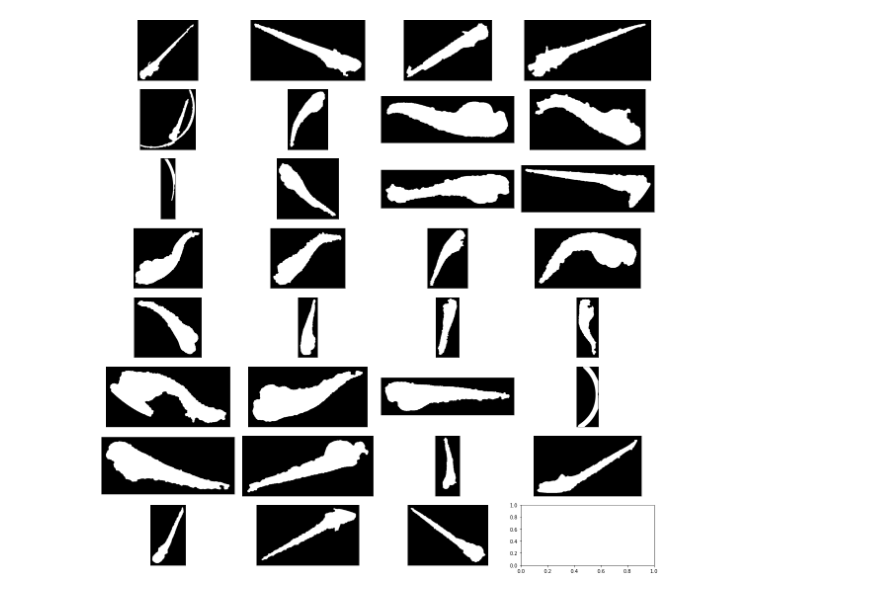
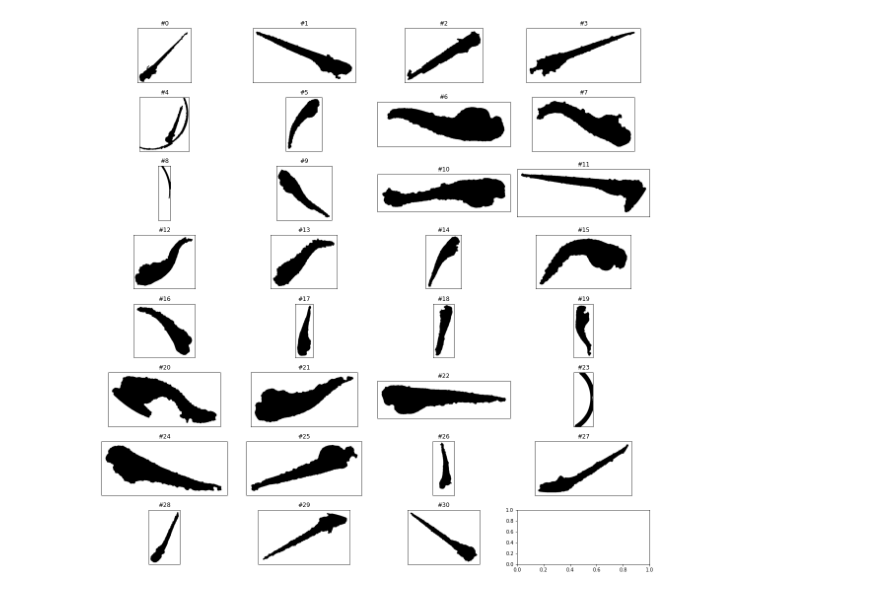
Before and after one commit to gimesia/zebrafisher, a Jupyter notebook: src/fish/test2.ipynb, the cells around one changed output. Saved outputs shown, nothing was run; the diff lists cells and outputs as text; code cells hidden in the pictures.

```diff
--- a/src/fish/test2.ipynb
+++ b/src/fish/test2.ipynb
@@ -130,13 +115,10 @@ _____________________________________________________________
 # %%
-close = []
+cropped = []
 _close = []
 
 for i, fish in enumerate(fishes):
-    closing = binary_opening(fish.fish_props.mask.cropped, disk(1))
-    close.append(closing)
-    _close.append(fish.fish_props.mask.cropped)
-
-plot_images(close, cmap='gray')
+    cropped.append(fish.fish_props.mask.cropped)
+plot_images(cropped, cmap='binary', nums=True)
 # %% [output]
-[figure, old version]
+[figure, new version]
 # %%
```
Also changed, not shown: parts of 9 cells of this notebook.
